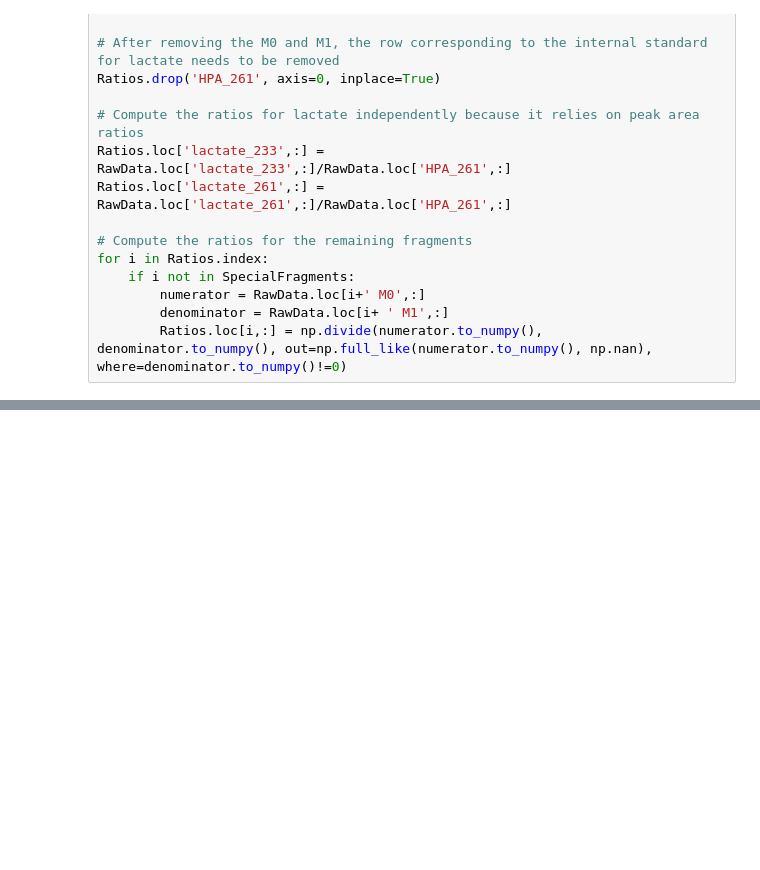
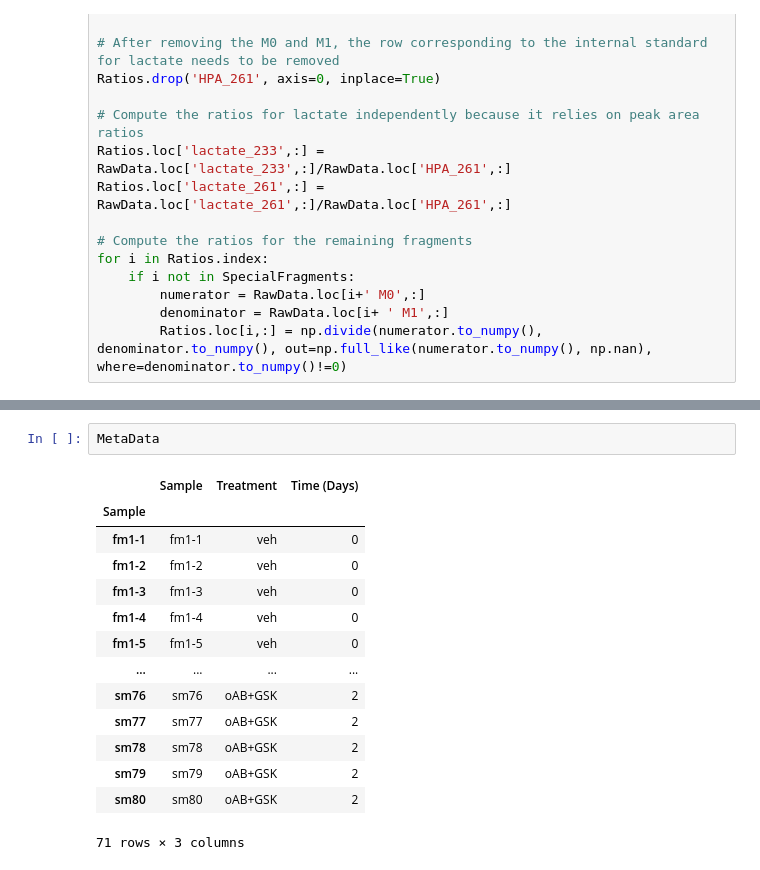
Before and after one commit to VacantiLab/PolyMID, a Jupyter notebook: inEFP/FluxAnalysis.ipynb, the cells around one changed output, grey strips where cells are left out. Drawn from its saved outputs; the diff is of its cells as text; blank space fills up the shorter version.

```diff
--- a/inEFP/FluxAnalysis.ipynb
+++ b/inEFP/FluxAnalysis.ipynb
@@ -152,0 +273,17 @@ Ratios
+# %%
+MetaData
+# %% [output]
+|  | Sample | Treatment | Time (Days) |
+| Sample |  |  |  |
+| fm1-1 | fm1-1 | veh | 0 |
+| fm1-2 | fm1-2 | veh | 0 |
+| fm1-3 | fm1-3 | veh | 0 |
+| fm1-4 | fm1-4 | veh | 0 |
+| fm1-5 | fm1-5 | veh | 0 |
+| ... | ... | ... | ... |
+| sm76 | sm76 | oAB+GSK | 2 |
+| sm77 | sm77 | oAB+GSK | 2 |
+| sm78 | sm78 | oAB+GSK | 2 |
+| sm79 | sm79 | oAB+GSK | 2 |
+| sm80 | sm80 | oAB+GSK | 2 |
+71 rows × 3 columns
```
Also changed, not shown: parts of 14 cells of this notebook.
